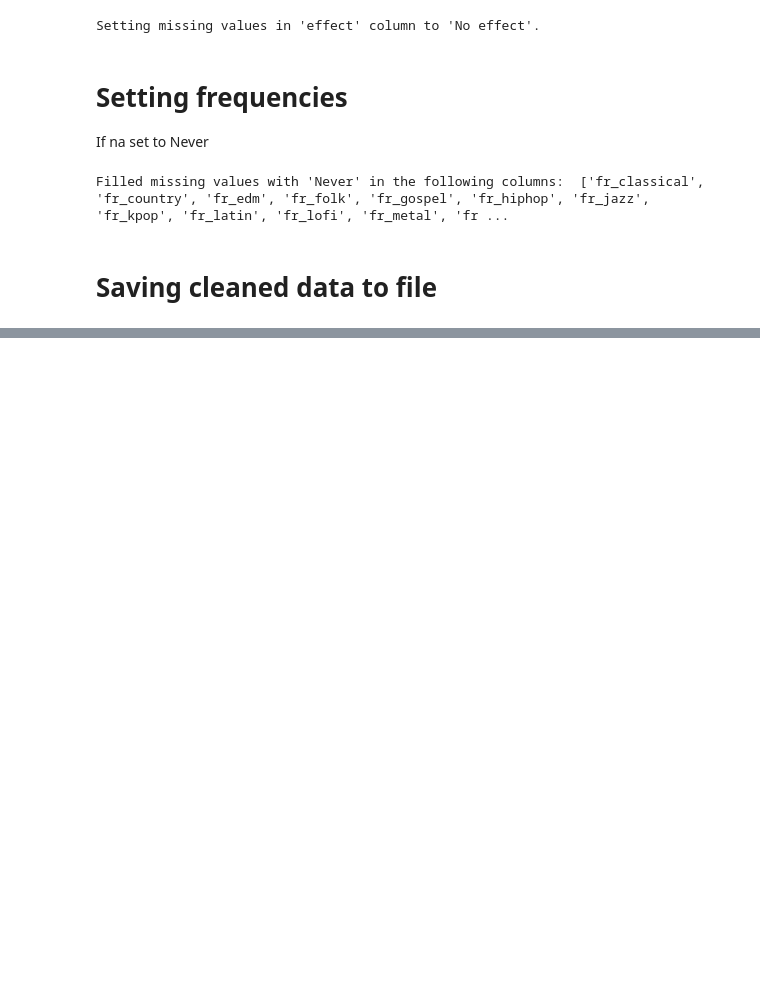
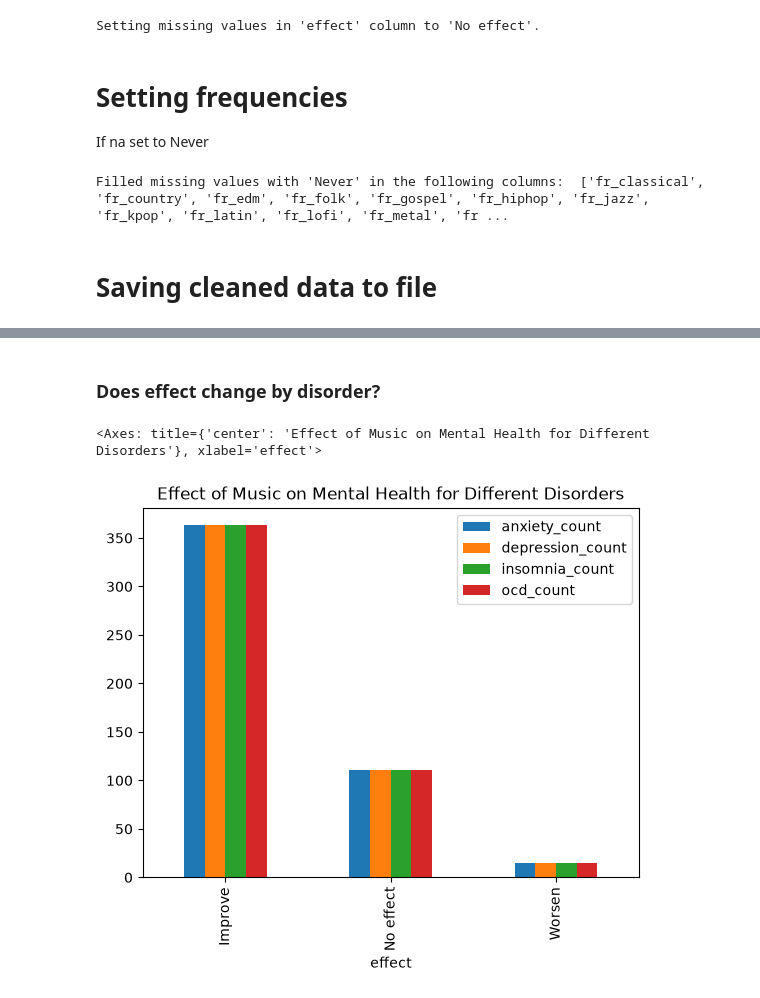
Before and after one commit to hem1t/music-mental, a Jupyter notebook: src/complete_documented_pipe.ipynb, the cells around one changed output, grey strips where cells are left out. Cells and saved outputs as stored; diff of their text form; code cells hidden in the pictures; blank space fills up the shorter version.

```diff
--- a/src/complete_documented_pipe.ipynb
+++ b/src/complete_documented_pipe.ipynb
@@ -196,0 +226,15 @@ df1.to_csv('./data/mxmh_survey_results_clean.csv', index=False)
+# %% [markdown]
+### Does effect change by disorder?
+# %%
+# Effect distribution among different mental disorders
+# Considering disorder to be valid if the score >= 7 (arbitrary threshold)
+threshold = 7
+df_filtered = df1[(df1.anxiety_scr >= threshold) | (df1.depression_scr >= threshold) | (df1.insomnia_scr >= threshold) | (df1.ocd_scr >= threshold)]
+df_filtered.groupby('effect').agg(anxiety_count=('anxiety_scr', 'count'),
+                                 depression_count=('depression_scr', 'count'),
+                                 insomnia_count=('insomnia_scr', 'count'),
+                                 ocd_count=('ocd_scr', 'count')) \
+.plot(kind='bar', title='Effect of Music on Mental Health for Different Disorders')
+# %% [output]
+<Axes: title={'center': 'Effect of Music on Mental Health for Different Disorders'}, xlabel='effect'>
+[figure, added]
```
Also changed, not shown: parts of 4 cells of this notebook.
